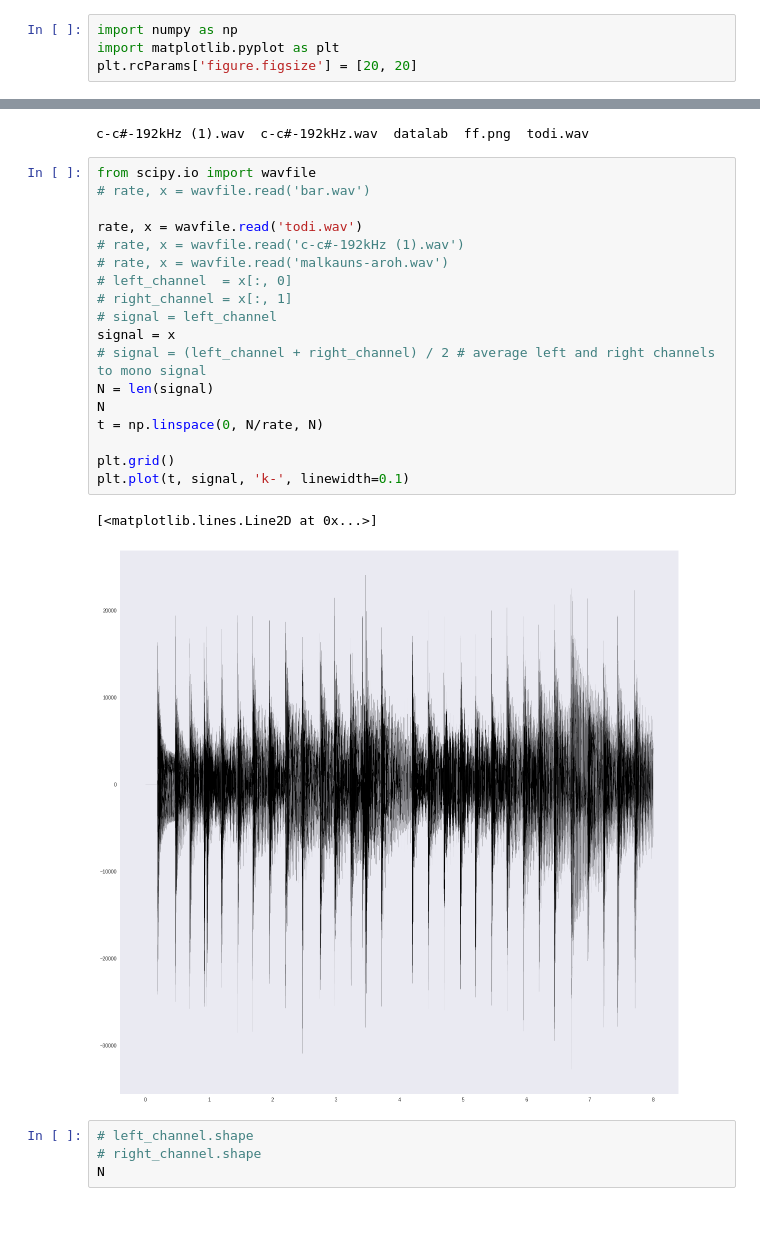
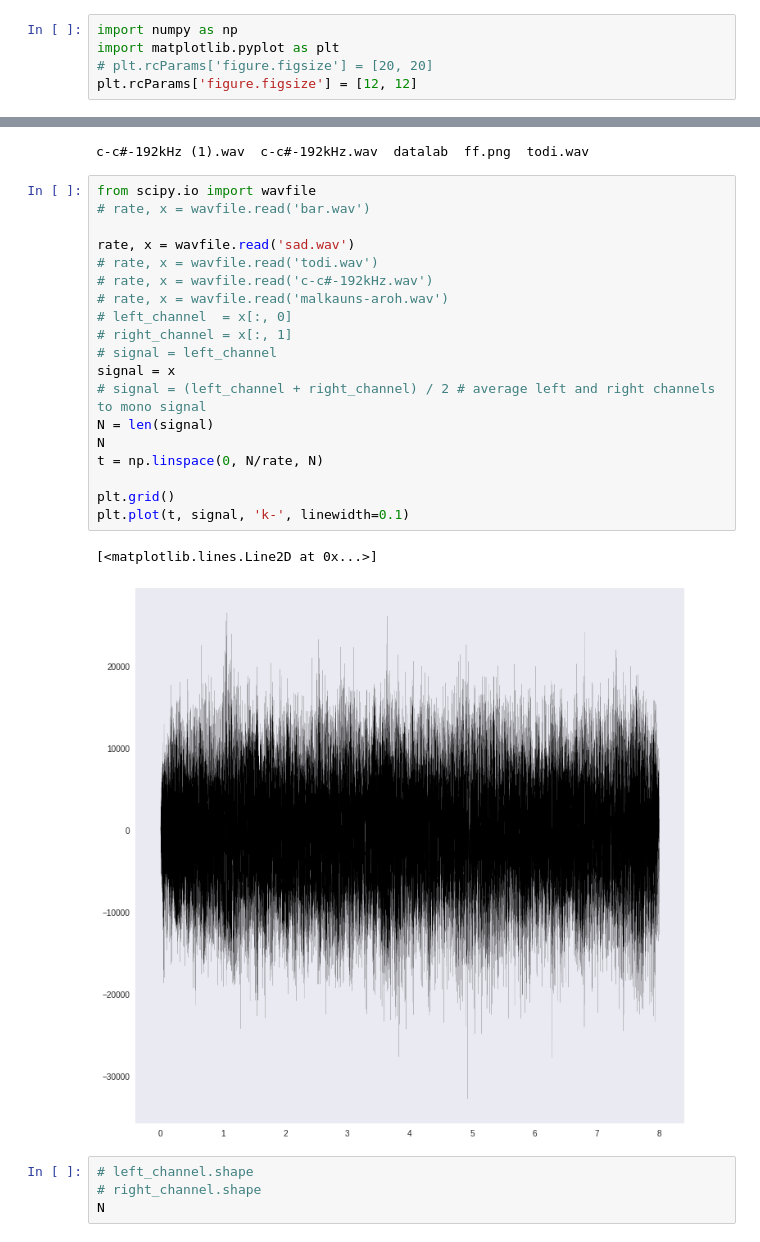
Before and after one commit to tandav/spectrogram, a Jupyter notebook: custom_fft_low_freqs.ipynb, the cells around one changed output, grey strips where cells are left out. Cells and saved outputs as stored; diff of their text form.

```diff
--- a/custom_fft_low_freqs.ipynb
+++ b/custom_fft_low_freqs.ipynb
@@ -3,7 +3,8 @@
 # %%
 import numpy as np
 import matplotlib.pyplot as plt
-plt.rcParams['figure.figsize'] = [20, 20]
+# plt.rcParams['figure.figsize'] = [20, 20]
+plt.rcParams['figure.figsize'] = [12, 12]
 # %%
 N = 512
 t = np.linspace(0, 1, N)
@@ -94,24 +95,25 @@ c-c#-192kHz (1).wav  c-c#-192kHz.wav  datalab  ff.png  todi.wav
 # %%
 from scipy.io import wavfile
 # rate, x = wavfile.read('bar.wav')
 
-rate, x = wavfile.read('todi.wav')
-# rate, x = wavfile.read('c-c#-192kHz (1).wav')
+rate, x = wavfile.read('sad.wav')
+# rate, x = wavfile.read('todi.wav')
+# rate, x = wavfile.read('c-c#-192kHz.wav')
 # rate, x = wavfile.read('malkauns-aroh.wav')
 # left_channel  = x[:, 0]
 # right_channel = x[:, 1]
 # signal = left_channel
 signal = x
 # signal = (left_channel + right_channel) / 2 # average left and right channels to mono signal
 N = len(signal)
 N
 t = np.linspace(0, N/rate, N)
 
 plt.grid()
 plt.plot(t, signal, 'k-', linewidth=0.1)
 # %% [output]
 [<matplotlib.lines.Line2D at 0x...>]
-[figure, old version]
+[figure, new version]
 # %%
 # left_channel.shape
 # right_channel.shape
```
Also changed, not shown: parts of 8 cells of this notebook.
